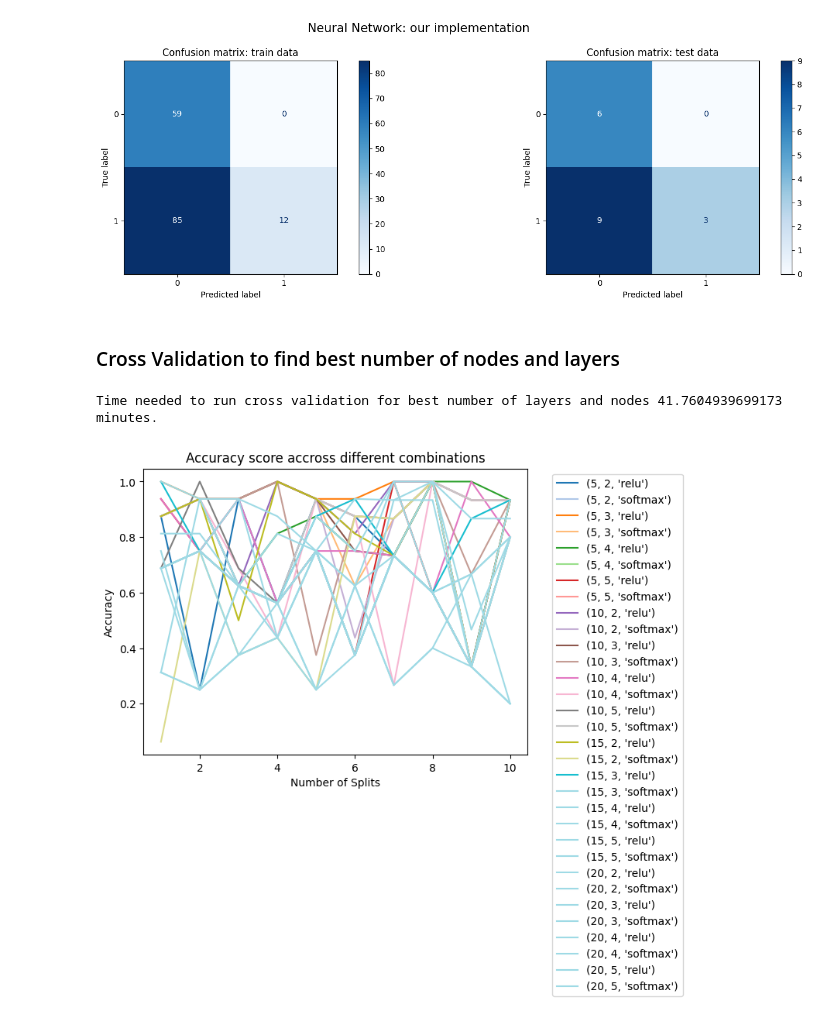
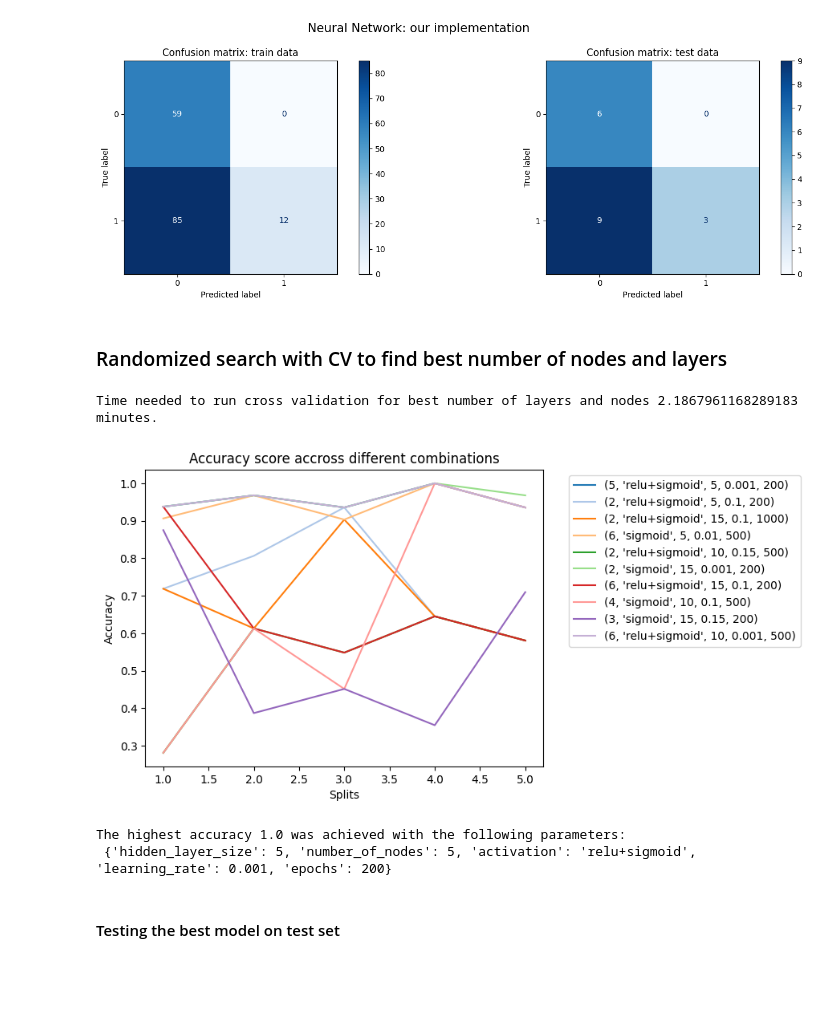
Before and after one commit to nadiaverdha/MachineLearningEx2, a Jupyter notebook: Ex2_kaggle.ipynb, the cells around one changed output. Saved outputs shown, nothing was run; the diff lists cells and outputs as text; code cells hidden in the pictures; blank space fills up the shorter version.

Commit message:
added randomized search

```diff
--- a/Ex2_kaggle.ipynb
+++ b/Ex2_kaggle.ipynb
@@ -206,4 +206,4 @@ Precision on test:  1.0
 ##################################################
 [figure]
 # %% [markdown]
-### Cross Validation to find best number of nodes and layers
+### Randomized search with CV to find best number of nodes and layers
@@ -218,14 +226,16 @@ seed = 1234
 # %%
 start = time.time()
-accuracy_dict = {}
-# Perform cross-validation for each hyperparameter combination
-for nodes, layers,activation in itertools.product(node_numbers, layer_numbers, activation):
-    # Initialize an array to store the performance metrics for each fold
+random.seed(seed)
+#we are going to perform randomized search for 10 randomly chosen parameter combinations
+for i in range(10):
+    layers = random.sample(params['hidden_layer_size'], 1)[0]
+    activation = random.sample(params['activation'], 1)[0]
+    learning_rate = random.sample(params['learning_rate'], 1)[0]
+    nodes = random.sample(params['node_numbers'], 1)[0]
+    epochs = random.sample(params['epochs'], 1)[0]
+
+    kf = KFold(n_splits=5, shuffle=True,random_state = seed)
     accuracy_scores = []
-    # Create a KFold instance
-    kf = KFold(n_splits=10, shuffle=True,random_state = 1234)
-
-    # Iterate over the folds
     for train_index, val_index in kf.split(X_train):
         # Split the data into training and validation sets
         X_train_fold, X_val_fold = X_train[train_index], X_train[val_index]
@@ -234,7 +244,7 @@ for nodes, layers,activation in itertools.product(node_numbers, layer_numbers, a
         # Initialize and train your neural network with the current hyperparameters
         net = Network()
         net.add(FCLayer(input_size, nodes,seed = seed))
-        if activation == 'softmax':
+        if activation == 'sigmoid':
             for _ in range(layers - 1):
                 net.add(FCLayer(nodes, nodes,seed = seed))
         else:
@@ -242,11 +252,11 @@ for nodes, layers,activation in itertools.product(node_numbers, layer_numbers, a
                 net.add(FCLayer(nodes, nodes,seed = seed))
                 net.add(ActivationLayer(relu, relu_prime))
         net.add(FCLayer(nodes, output_size,seed = seed))
-        net.add(ActivationLayer(softmax, softmax_prime))
+        net.add(ActivationLayer(sigmoid, sigmoid_prime))
         net.use(binary_cross_entropy, binary_cross_entropy_prime)
 
-        # # Train the network
-        net.fit(X_train_fold, y_train_fold, epochs=200, learning_rate=0.1)
+
+        net.fit(X_train_fold, y_train_fold, epochs=100, learning_rate=learning_rate)
         y_val_pred = net.predict(X_val_fold)
         y_val_pred = np.concatenate(y_val_pred)
 
@@ -255,23 +265,41 @@ for nodes, layers,activation in itertools.product(node_numbers, layer_numbers, a
         y_val_labels = np.argmax(y_val_fold, axis=1)
 
         accuracy = accuracy_score(y_val_labels,y_val_pred_labels)
-        accuracy_scores.append(accuracy)
 
-    accuracy_dict[(nodes, layers,activation)] = accuracy_scores
+        avg_accuracy = np.mean(accuracy)
+        accuracy_scores.append(avg_accuracy)
+        if avg_accuracy > best_accuracy:
+                    best_accuracy = avg_accuracy
+                    best_params = {
+                        'hidden_layer_size': layers,
+                        'number_of_nodes':nodes,
+                        'activation': activation,
+                        'learning_rate': learning_rate,
+                        'epochs':epochs}
+
+    accuracy_dict[(layers,activation,nodes,learning_rate,epochs)] = accuracy_scores
+
 end = time.time()
-
-print("Time needed to run cross validation for best number of layers and nodes "+ str((end-start)/60)+ " minutes.")
-# %% [output]
-Time needed to run cross validation for best number of layers and nodes 41.7604939699173 minutes.
+# %%
+print("Time needed to run cross validation for best number of layers and nodes "+ str((end-start)/60)+ " minutes.")
+# %% [output]
+Time needed to run cross validation for best number of layers and nodes 2.1867961168289183 minutes.
 # %%
 cmap = plt.get_cmap('tab20')
 for i,c in enumerate(accuracy_dict):
    color = cmap(i)
    plt.plot(np.arange(1, len(accuracy_dict[c])+1, 1), accuracy_dict[c], '-', label=str(c),color = color)
 plt.legend(bbox_to_anchor=(1.05, 1), loc='upper left')
 plt.title("Accuracy score accross different combinations")
 plt.ylabel('Accuracy')
-plt.xlabel('Number of Splits')
+plt.xlabel('Splits')
 plt.show()
 # %% [output]
-[figure, old version]
+[figure, new version]
+# %%
+print(f'The highest accuracy {best_accuracy} was achieved with the following parameters:\n {best_params}')
+# %% [output]
+The highest accuracy 1.0 was achieved with the following parameters:
+ {'hidden_layer_size': 5, 'number_of_nodes': 5, 'activation': 'relu+sigmoid', 'learning_rate': 0.001, 'epochs': 200}
+# %% [markdown]
+#### Testing the best model on test set
```
Also changed, not shown: parts of 9 cells of this notebook.
